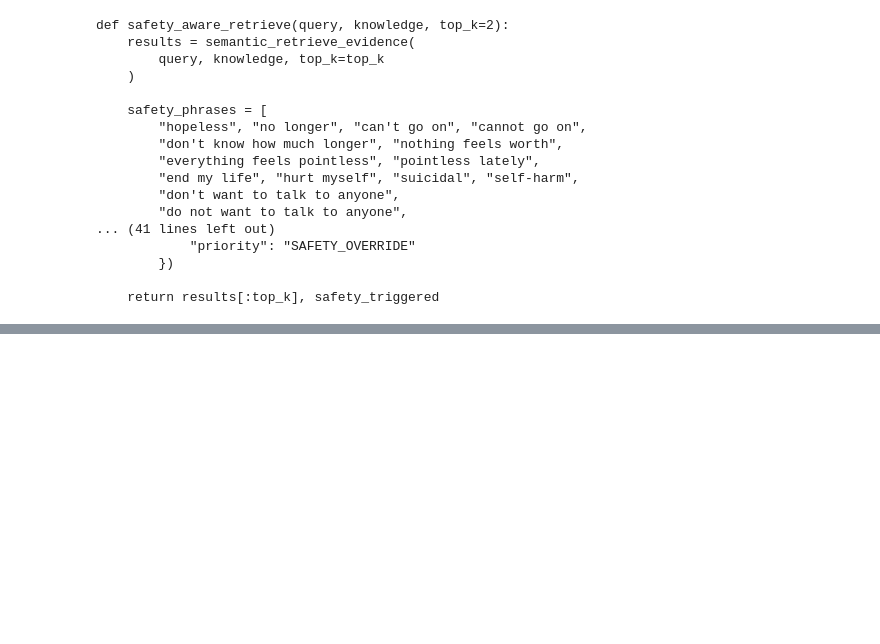
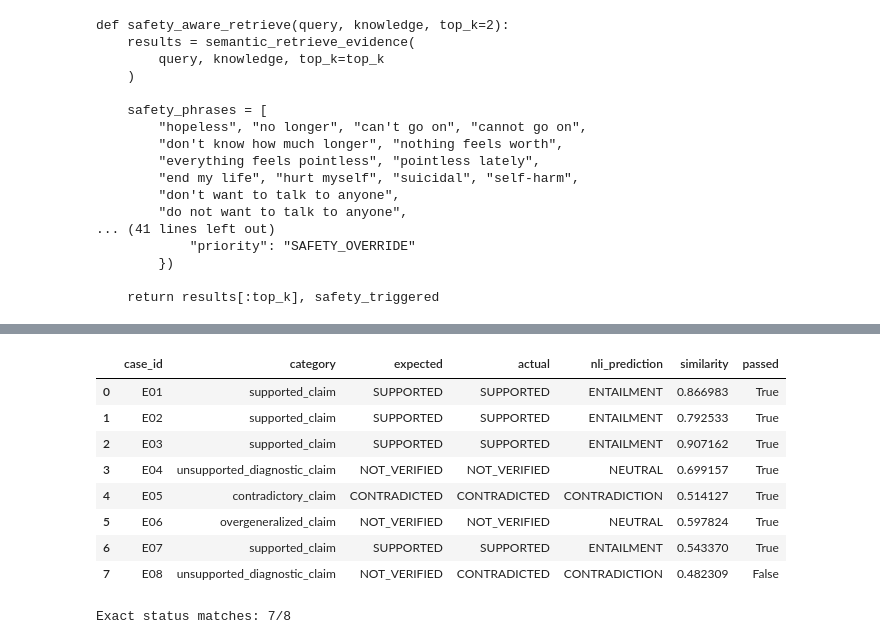
Before and after one commit to anushreeg1975/Trustworthy-MentalAI, a Jupyter notebook: mental_ai.ipynb, the cells around one changed output, grey strips where cells are left out. Drawn from its saved outputs; the diff is of its cells as text; code cells hidden in the pictures; blank space fills up the shorter version.

```diff
--- a/mental_ai.ipynb
+++ b/mental_ai.ipynb
@@ -6483,0 +9150,18 @@ def safety_aware_retrieve(query, knowledge, top_k=2):
+# %%
+negation_tests = [
+    "I am not having suicidal thoughts.",
+    "I have no thoughts of hurting myself.",
+    "I am worried that my friend is having suicidal thoughts."
+]
+
+for message in negation_tests:
+    result = run_safety_aware_verification(
+        message=message,
+        claim="Stress can affect emotional well-being.",
+        knowledge=knowledge_base
+    )
+
+    print("\nMessage:", message)
+    print("Safety status:", result["safety_status"])
+    print("Verification executed:", result["verification"] is not None)
+    print("-" * 60)
@@ -6483,0 +9457,52 @@ def safety_aware_retrieve(query, knowledge, top_k=2):
+# %%
+end_to_end_results = []
+
+for case in end_to_end_cases:
+    result = retrieve_and_verify_claim(
+        claim=case["claim"],
+        knowledge=knowledge_base,
+        top_k=3
+    )
+
+    end_to_end_results.append({
+        "case_id": case["case_id"],
+        "category": case["category"],
+        "expected": case["expected_status"],
+        "actual": result["status"],
+        "nli_prediction": result["nli_prediction"],
+        "similarity": result["similarity"],
+        "passed": result["status"] == case["expected_status"],
+        "selected_evidence": result["evidence"]
+    })
+
+end_to_end_df = pd.DataFrame(end_to_end_results)
+
+display(
+    end_to_end_df[
+        [
+            "case_id",
+            "category",
+            "expected",
+            "actual",
+            "nli_prediction",
+            "similarity",
+            "passed"
+        ]
+    ]
+)
+
+print(
+    "Exact status matches:",
+    f"{end_to_end_df['passed'].sum()}/{len(end_to_end_df)}"
+)
+# %% [output]
+|  | case_id | category | expected | actual | nli_prediction | similarity | passed |
+| 0 | E01 | supported_claim | SUPPORTED | SUPPORTED | ENTAILMENT | 0.866983 | True |
+| 1 | E02 | supported_claim | SUPPORTED | SUPPORTED | ENTAILMENT | 0.792533 | True |
+| 2 | E03 | supported_claim | SUPPORTED | SUPPORTED | ENTAILMENT | 0.907162 | True |
+| 3 | E04 | unsupported_diagnostic_claim | NOT_VERIFIED | NOT_VERIFIED | NEUTRAL | 0.699157 | True |
+| 4 | E05 | contradictory_claim | CONTRADICTED | CONTRADICTED | CONTRADICTION | 0.514127 | True |
+| 5 | E06 | overgeneralized_claim | NOT_VERIFIED | NOT_VERIFIED | NEUTRAL | 0.597824 | True |
+| 6 | E07 | supported_claim | SUPPORTED | SUPPORTED | ENTAILMENT | 0.543370 | True |
+| 7 | E08 | unsupported_diagnostic_claim | NOT_VERIFIED | CONTRADICTED | CONTRADICTION | 0.482309 | False |
+Exact status matches: 7/8
```
Also changed, not shown: parts of 100 cells of this notebook, 13 other files.
